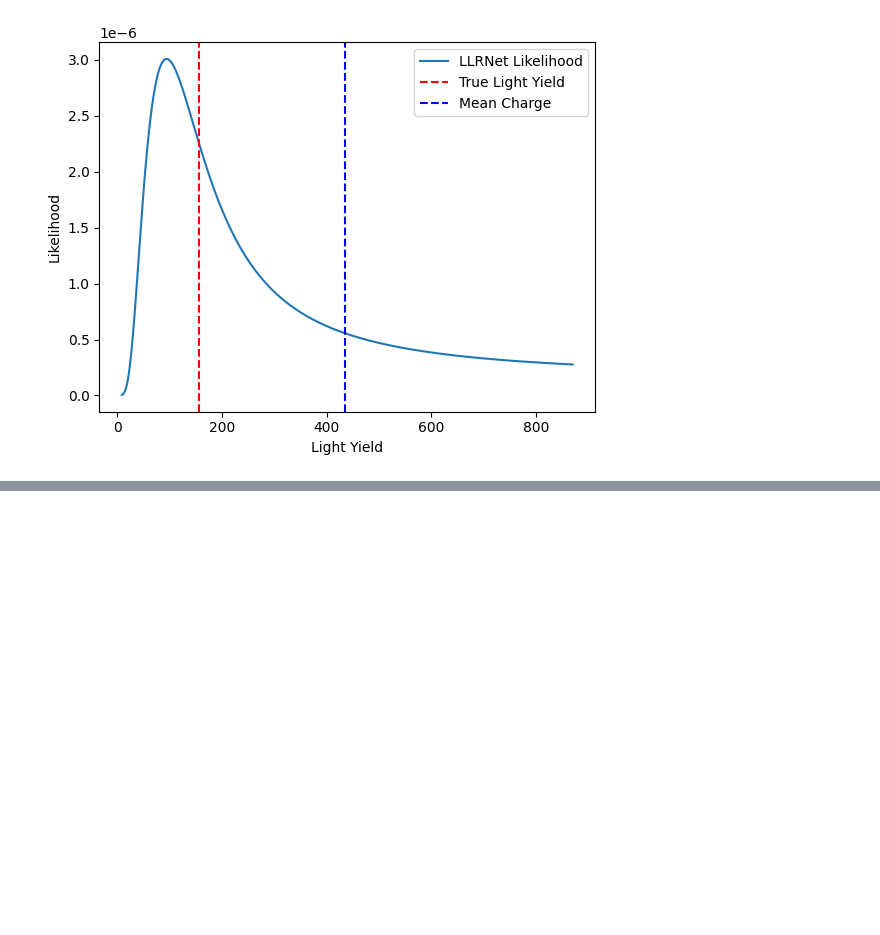
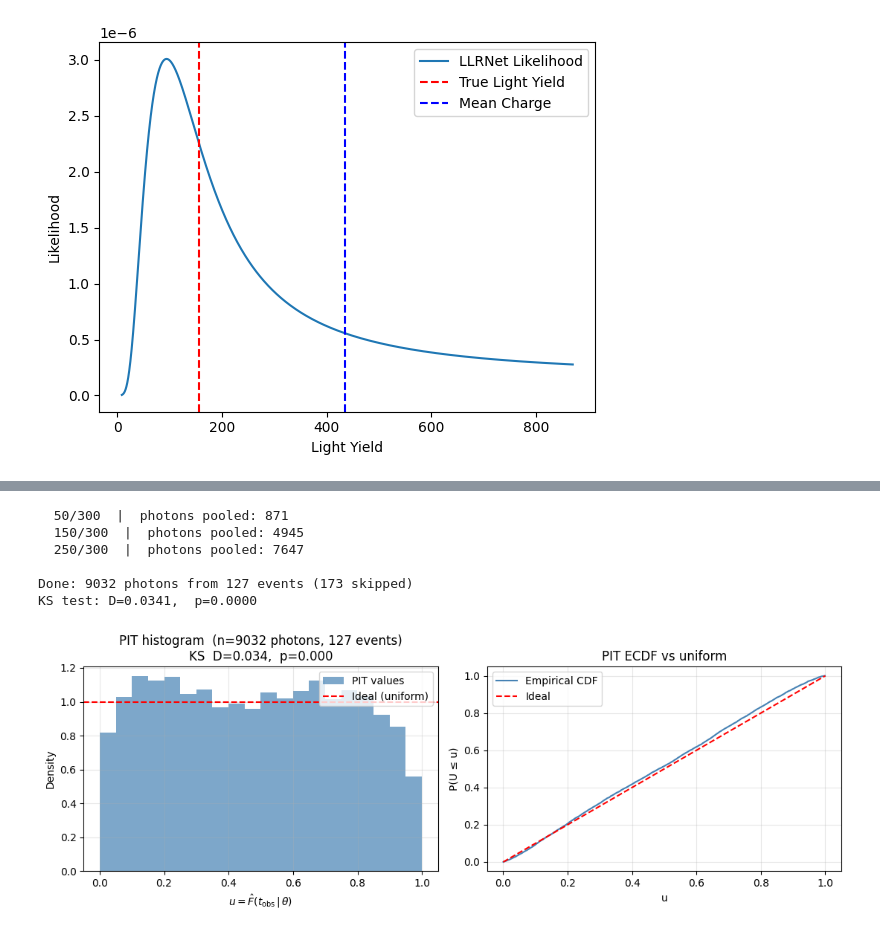
Before and after one commit to kristiantcho/nugget, a Jupyter notebook: nugget/examples/llr_testing.ipynb, the cells around one changed output, grey strips where cells are left out. Saved outputs shown, nothing was run; the diff lists cells and outputs as text; code cells hidden in the pictures; blank space fills up the shorter version.

```diff
--- a/nugget/examples/llr_testing.ipynb
+++ b/nugget/examples/llr_testing.ipynb
@@ -450,10 +463,9 @@ plt.xlim(min(f_vals[~np.isinf(np.abs(llr_density)) & ~np.isnan(llr_density)])-0.
 # %%
-from scipy import stats
-from scipy.integrate import cumulative_trapezoid
+
 
 # --- settings ---
 N_events    = 300   # (event, detector) pairs to test
-n_grid      = 500   # time-grid resolution per pair for normalization
+n_grid      = 2000   # time-grid resolution per pair for normalization
 min_photons = 5     # skip pairs with fewer observed photons
 tail_factor = 3.0   # extend grid to t_geom_min + tail_factor*(t_max_obs - t_geom_min)
 
@@ -505,16 +517,18 @@ with torch.no_grad():
         # normalise to a proper density via trapz
         norm = torch.trapz(raw_lkl, test_times)
         if not torch.isfinite(norm) or norm <= 0:
+            print(f"Skipping event {i+1}/{N_events}: non-finite or non-positive normalization factor ({norm})")
             n_skipped += 1
             continue
         norm_lkl_np = (raw_lkl / norm).cpu().numpy()
         grid_np     = test_times.cpu().numpy()
 
         # build CDF via cumulative integration, then interpolate at each observed photon time
-        cdf = np.clip(cumulative_trapezoid(norm_lkl_np, grid_np, initial=0.0), 0.0, 1.0)
+        cdf = cumulative_trapezoid(norm_lkl_np, grid_np, initial=0.0)
         obs_np   = obs_times.cpu().numpy()
         in_range = (obs_np >= grid_np[0]) & (obs_np <= grid_np[-1])
         if in_range.sum() == 0:
+            print(f"Skipping event {i+1}/{N_events}: no observed photons within the grid range")
             n_skipped += 1
             continue
         pit_values.extend(np.interp(obs_np[in_range], grid_np, cdf).tolist())
@@ -526,30 +540,38 @@ pit_values = np.array(pit_values)
 print(f"\nDone: {len(pit_values)} photons from {N_events - n_skipped} events ({n_skipped} skipped)")
 
 # KS test against uniform
 ks_stat, ks_pval = stats.kstest(pit_values, 'uniform')
 print(f"KS test: D={ks_stat:.4f},  p={ks_pval:.4f}")
 
 # --- plot ---
 fig, axes = plt.subplots(1, 2, figsize=(11, 4))
 
 axes[0].hist(pit_values, bins=20, density=True, alpha=0.7, color='steelblue', label='PIT values')
 axes[0].axhline(1.0, color='red', linestyle='--', label='Ideal (uniform)')
 axes[0].set_xlabel(r'$u = \hat{F}(t_\mathrm{obs}\,|\,\theta)$')
 axes[0].set_ylabel('Density')
 axes[0].set_title(f'PIT histogram  (n={len(pit_values)} photons, {N_events - n_skipped} events)\n'
                   f'KS  D={ks_stat:.3f},  p={ks_pval:.3f}')
 axes[0].legend()
 axes[0].grid(True, alpha=0.3)
 
 sorted_u = np.sort(pit_values)
 ecdf = np.arange(1, len(sorted_u) + 1) / len(sorted_u)
 axes[1].plot(sorted_u, ecdf, color='steelblue', label='Empirical CDF')
 axes[1].plot([0, 1], [0, 1], 'r--', label='Ideal')
 axes[1].set_xlabel('u')
 axes[1].set_ylabel('P(U ≤ u)')
 axes[1].set_title('PIT ECDF vs uniform')
 axes[1].legend()
 axes[1].grid(True, alpha=0.3)
 
 plt.tight_layout()
 plt.show()
+# %% [output]
+  50/300  |  photons pooled: 871
+  150/300  |  photons pooled: 4945
+  250/300  |  photons pooled: 7647
+
+Done: 9032 photons from 127 events (173 skipped)
+KS test: D=0.0341,  p=0.0000
+[figure, added]
```
Also changed, not shown: parts of 5 cells of this notebook, 4 other files.
